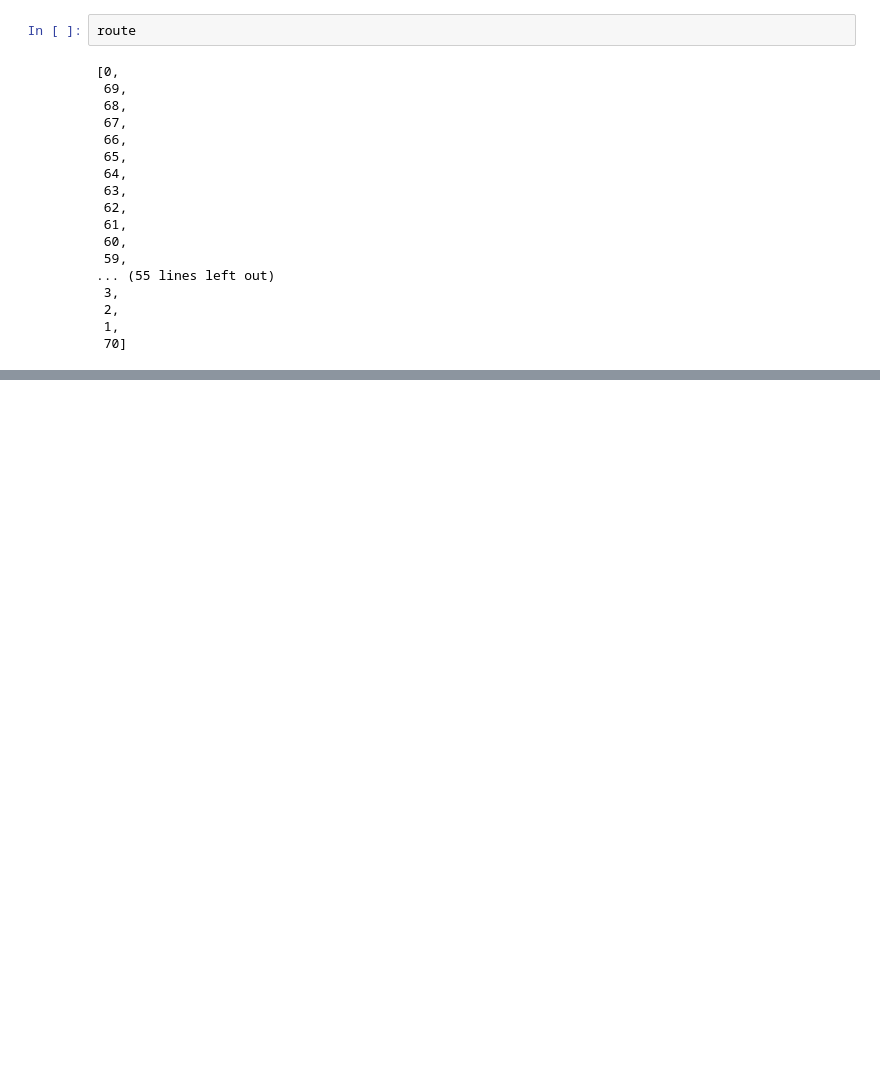
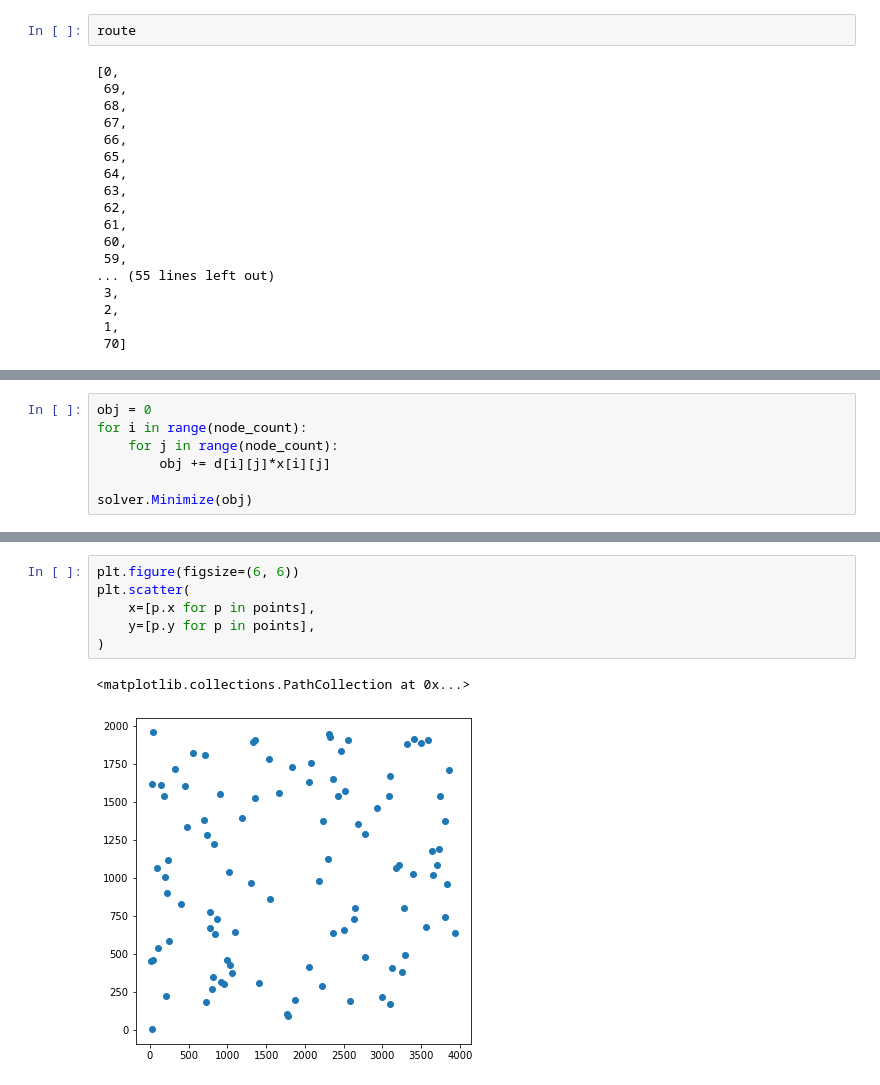
Before and after one commit to pooyad359/discrete-optim, a Jupyter notebook: 4 tsp/TSP.ipynb, the cells around one changed output, grey strips where cells are left out. Saved outputs shown, nothing was run; the diff lists cells and outputs as text; blank space fills up the shorter version.

```diff
--- a/4 tsp/TSP.ipynb
+++ b/4 tsp/TSP.ipynb
@@ -495,0 +572,7 @@ route[-1]=0
+# %%
+obj = 0
+for i in range(node_count):
+    for j in range(node_count):
+        obj += d[i][j]*x[i][j]
+
+solver.Minimize(obj)
@@ -495,0 +648,9 @@ route[-1]=0
+# %%
+plt.figure(figsize=(6, 6))
+plt.scatter(
+    x=[p.x for p in points],
+    y=[p.y for p in points],
+)
+# %% [output]
+<matplotlib.collections.PathCollection at 0x...>
+[figure, added]
```
Also changed, not shown: parts of 34 cells of this notebook, 2 other files.
